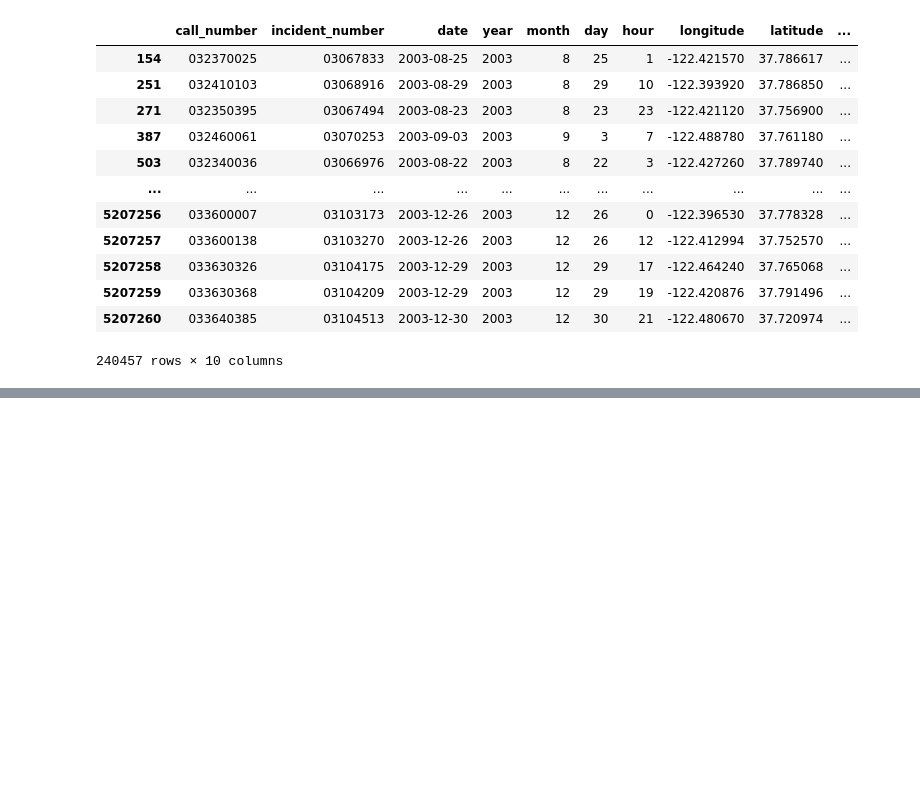
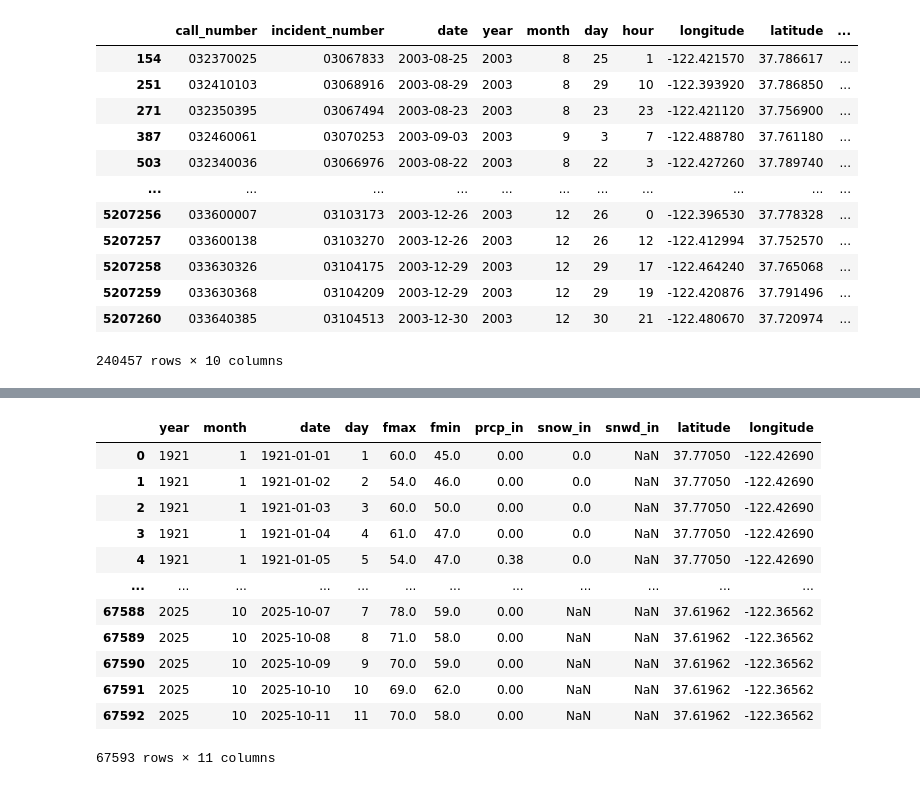
Before and after one commit to phtevesn/EMSHeatMap, a Jupyter notebook: notebooks/examin_raw_emt.ipynb, the cells around one changed output, grey strips where cells are left out. Drawn from its saved outputs; the diff is of its cells as text; code cells hidden in the pictures; blank space fills up the shorter version.

```diff
--- a/notebooks/examin_raw_emt.ipynb
+++ b/notebooks/examin_raw_emt.ipynb
@@ -59,2 +72,17 @@ KeyError: "['fmax', 'fmin', 'prcp_in'] not in index"
 # %%
 weather_data = get_weather_data()
+weather_data
+# %% [output]
+|  | year | month | date | day | fmax | fmin | prcp_in | snow_in | snwd_in | latitude | longitude |
+| 0 | 1921 | 1 | 1921-01-01 | 1 | 60.0 | 45.0 | 0.00 | 0.0 | NaN | 37.77050 | -122.42690 |
+| 1 | 1921 | 1 | 1921-01-02 | 2 | 54.0 | 46.0 | 0.00 | 0.0 | NaN | 37.77050 | -122.42690 |
+| 2 | 1921 | 1 | 1921-01-03 | 3 | 60.0 | 50.0 | 0.00 | 0.0 | NaN | 37.77050 | -122.42690 |
+| 3 | 1921 | 1 | 1921-01-04 | 4 | 61.0 | 47.0 | 0.00 | 0.0 | NaN | 37.77050 | -122.42690 |
+| 4 | 1921 | 1 | 1921-01-05 | 5 | 54.0 | 47.0 | 0.38 | 0.0 | NaN | 37.77050 | -122.42690 |
+| ... | ... | ... | ... | ... | ... | ... | ... | ... | ... | ... | ... |
+| 67588 | 2025 | 10 | 2025-10-07 | 7 | 78.0 | 59.0 | 0.00 | NaN | NaN | 37.61962 | -122.36562 |
+| 67589 | 2025 | 10 | 2025-10-08 | 8 | 71.0 | 58.0 | 0.00 | NaN | NaN | 37.61962 | -122.36562 |
+| 67590 | 2025 | 10 | 2025-10-09 | 9 | 70.0 | 59.0 | 0.00 | NaN | NaN | 37.61962 | -122.36562 |
+| 67591 | 2025 | 10 | 2025-10-10 | 10 | 69.0 | 62.0 | 0.00 | NaN | NaN | 37.61962 | -122.36562 |
+| 67592 | 2025 | 10 | 2025-10-11 | 11 | 70.0 | 58.0 | 0.00 | NaN | NaN | 37.61962 | -122.36562 |
+67593 rows × 11 columns
```
Also changed, not shown: parts of 9 cells of this notebook, 1 other file.
